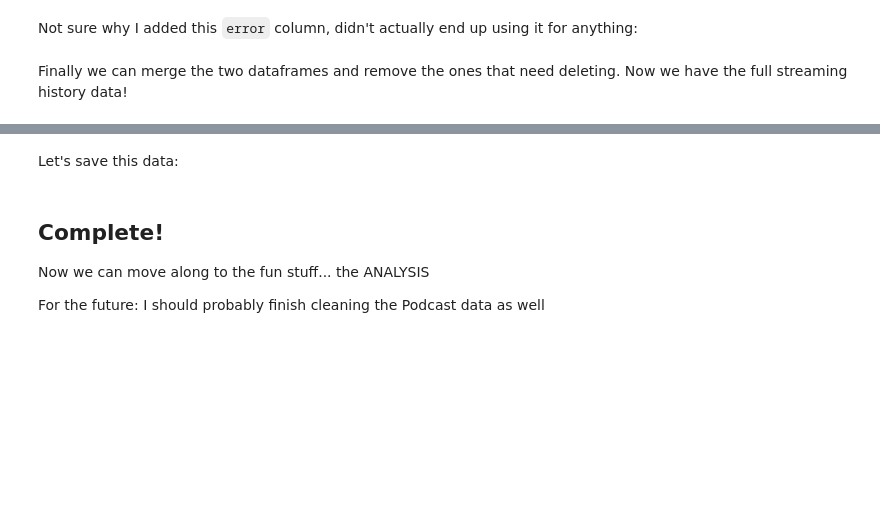
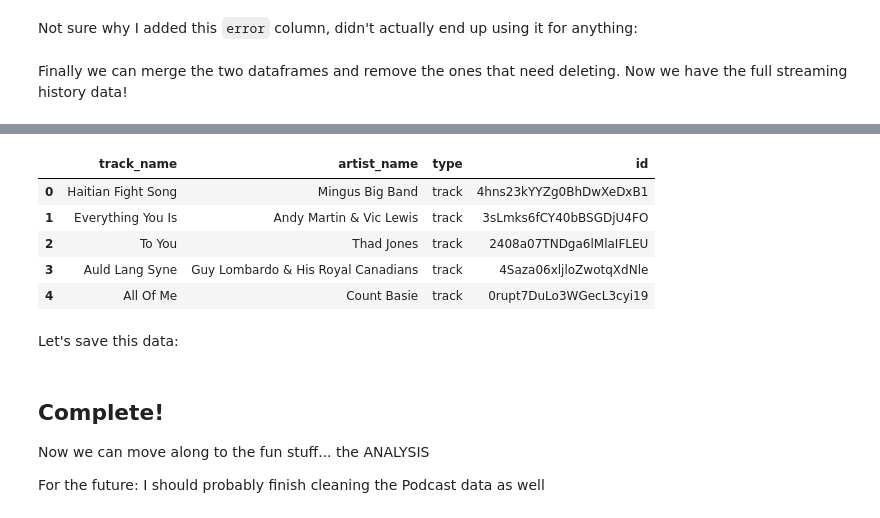
Before and after one commit to justinro-underscore/SpotifyDataAnalysis, a Jupyter notebook: SpotifyDataCleaningTake2.ipynb, the cells around one changed output, grey strips where cells are left out. Drawn from its saved outputs; the diff is of its cells as text; code cells hidden in the pictures; blank space fills up the shorter version.

```diff
--- a/SpotifyDataCleaningTake2.ipynb
+++ b/SpotifyDataCleaningTake2.ipynb
@@ -323,6 +323,17 @@ stream_history_df.head()
 | 2 | Thad Jones | To You | 1496 | 2020-01-01 00:52:00 | track | 2408a07TNDga6lMlaIFLEU |
 | 3 | Guy Lombardo & His Royal Canadians | Auld Lang Syne | 66171 | 2020-01-01 00:52:00 | track | 4Saza06xljloZwotqXdNle |
 | 4 | Count Basie | All Of Me | 150773 | 2020-01-01 00:55:00 | track | 0rupt7DuLo3WGecL3cyi19 |
+# %%
+stream_history_consolidated_df = stream_history_consolidated_df[~stream_history_consolidated_df["delete"]]
+stream_history_consolidated_df.drop(columns=["delete"], axis=1, inplace=True)
+stream_history_consolidated_df.head()
+# %% [output]
+|  | track_name | artist_name | type | id |
+| 0 | Haitian Fight Song | Mingus Big Band | track | 4hns23kYYZg0BhDwXeDxB1 |
+| 1 | Everything You Is | Andy Martin & Vic Lewis | track | 3sLmks6fCY40bBSGDjU4FO |
+| 2 | To You | Thad Jones | track | 2408a07TNDga6lMlaIFLEU |
+| 3 | Auld Lang Syne | Guy Lombardo & His Royal Canadians | track | 4Saza06xljloZwotqXdNle |
+| 4 | All Of Me | Count Basie | track | 0rupt7DuLo3WGecL3cyi19 |
 # %% [markdown]
 Let's save this data:
 # %%
```
